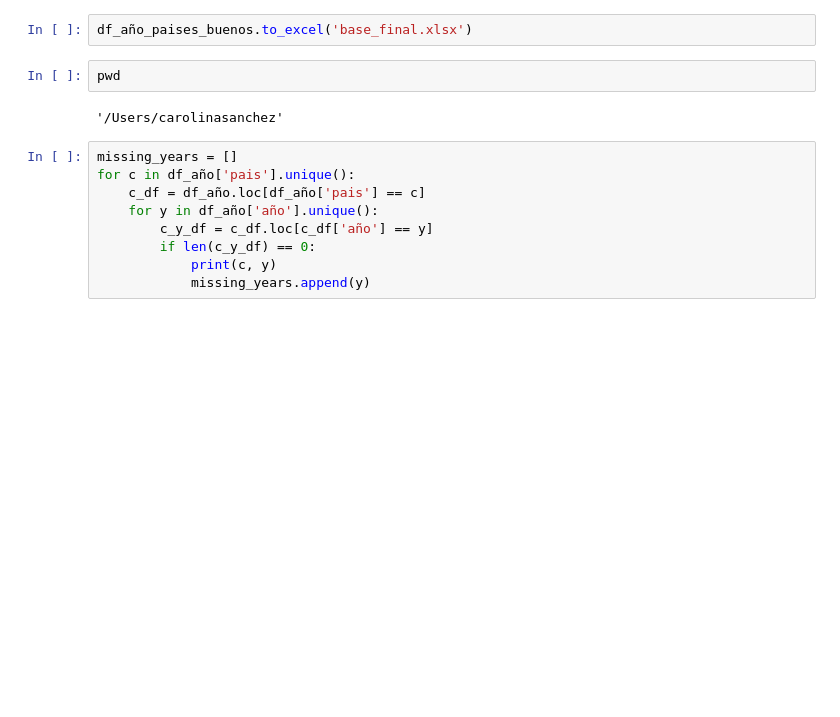
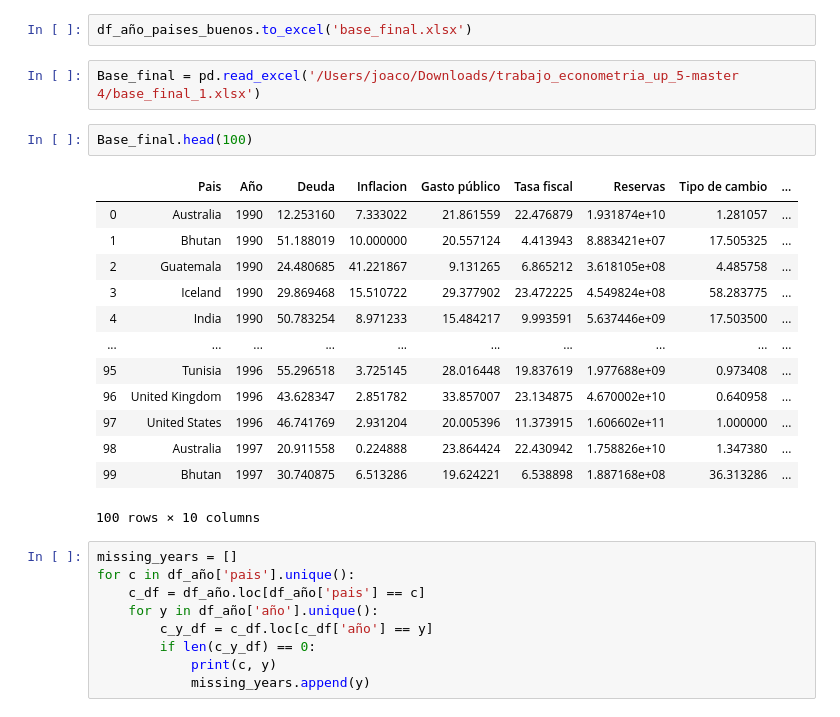
Before and after one commit to joaquin-licea/trabajo_econometria_up_5, a Jupyter notebook: Base datos final-3.ipynb, the cells around one changed output. Saved outputs shown, nothing was run; the diff lists cells and outputs as text; blank space fills up the shorter version.

```diff
--- a/Base datos final-3.ipynb
+++ b/Base datos final-3.ipynb
@@ -218,10 +218,24 @@ df_año_paises_buenos
 189 rows × 9 columns
 # %%
 df_año_paises_buenos.to_excel('base_final.xlsx')
-# %%
-pwd
-# %% [output]
-'/Users/carolinasanchez'
+# %%
+Base_final = pd.read_excel('/Users/joaco/Downloads/trabajo_econometria_up_5-master 4/base_final_1.xlsx')
+# %%
+Base_final.head(100)
+# %% [output]
+|  | Pais | Año | Deuda | Inflacion | Gasto público | Tasa fiscal | Reservas | Tipo de cambio | ... |
+| 0 | Australia | 1990 | 12.253160 | 7.333022 | 21.861559 | 22.476879 | 1.931874e+10 | 1.281057 | ... |
+| 1 | Bhutan | 1990 | 51.188019 | 10.000000 | 20.557124 | 4.413943 | 8.883421e+07 | 17.505325 | ... |
+| 2 | Guatemala | 1990 | 24.480685 | 41.221867 | 9.131265 | 6.865212 | 3.618105e+08 | 4.485758 | ... |
+| 3 | Iceland | 1990 | 29.869468 | 15.510722 | 29.377902 | 23.472225 | 4.549824e+08 | 58.283775 | ... |
+| 4 | India | 1990 | 50.783254 | 8.971233 | 15.484217 | 9.993591 | 5.637446e+09 | 17.503500 | ... |
+| ... | ... | ... | ... | ... | ... | ... | ... | ... | ... |
+| 95 | Tunisia | 1996 | 55.296518 | 3.725145 | 28.016448 | 19.837619 | 1.977688e+09 | 0.973408 | ... |
+| 96 | United Kingdom | 1996 | 43.628347 | 2.851782 | 33.857007 | 23.134875 | 4.670002e+10 | 0.640958 | ... |
+| 97 | United States | 1996 | 46.741769 | 2.931204 | 20.005396 | 11.373915 | 1.606602e+11 | 1.000000 | ... |
+| 98 | Australia | 1997 | 20.911558 | 0.224888 | 23.864424 | 22.430942 | 1.758826e+10 | 1.347380 | ... |
+| 99 | Bhutan | 1997 | 30.740875 | 6.513286 | 19.624221 | 6.538898 | 1.887168e+08 | 36.313286 | ... |
+100 rows × 10 columns
 # %%
 missing_years = []
 for c in df_año['pais'].unique():
```
Also changed, not shown: parts of 2 cells of this notebook.
